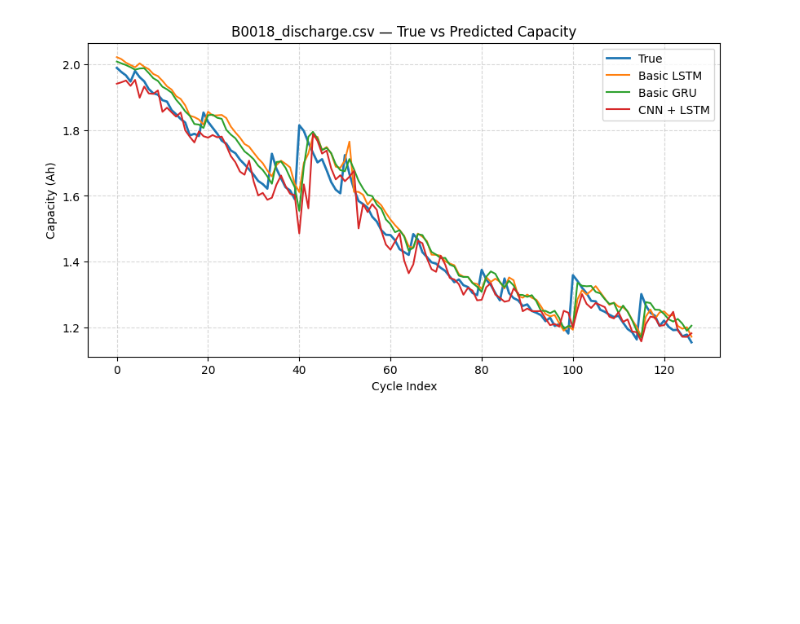
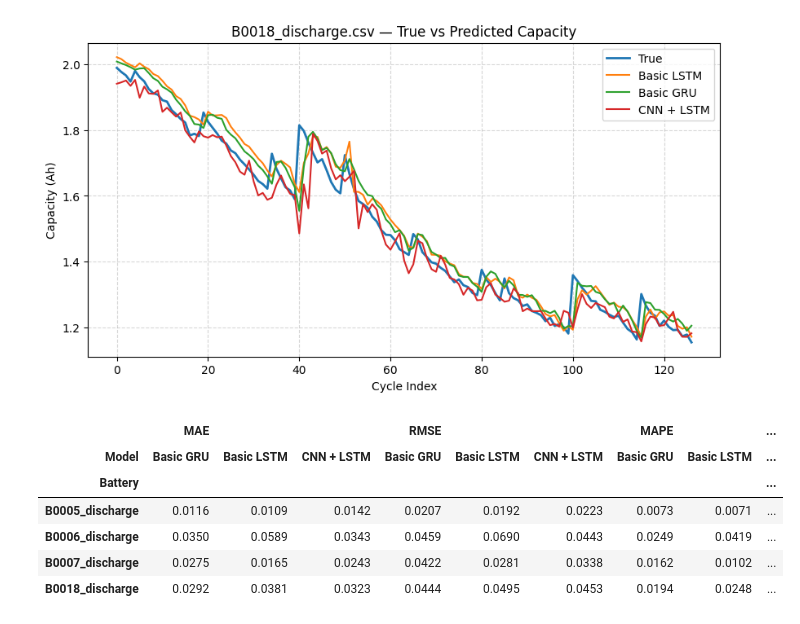
Before and after one commit to Dharun235/Battery-health-prediction, a Jupyter notebook: models.ipynb, the cells around one changed output. Cells and saved outputs as stored; diff of their text form; code cells hidden in the pictures; blank space fills up the shorter version.

Commit message:
added cell in models.ipynb for display of performance metrics across all batteries

```diff
--- a/models.ipynb
+++ b/models.ipynb
@@ -414,3 +414,66 @@ plot_per_battery(all_x_files, all_y_files, loaded_models, scaler)
 [figure]
 [figure]
 [figure]
+# %%
+def evaluate_per_battery(x_files, y_files, models, scaler, seq_len=5, hop=1, sample=10, device='cpu'):
+    """
+    Evaluates RMSE, MAE, MAPE per battery and per model, returns a pandas DataFrame.
+
+    Args:
+        x_files (list): list of charge CSV files
+        y_files (list): list of discharge CSV files
+        models (dict): dict of model_name -> trained model
+        scaler (sklearn scaler): target scaler
+        device (str): 'cpu' or 'cuda'
+
+    Returns:
+        pd.DataFrame: Multi-index DataFrame with battery vs model metrics
+    """
+    results = []
+
+    for x_file, y_file in zip(x_files, y_files):
+        battery_name = os.path.basename(y_file).replace(".csv", "")
+
+        # Extract battery data
+        x_data, y_data, _ = extract_VC_capacity([x_file], [y_file], seq_len=seq_len, hop=hop, sample=sample)
+        y_true_inv = scaler.inverse_transform(y_data)
+
+        for model_name, model in models.items():
+            model.eval()
+            with torch.no_grad():
+                x_t = torch.tensor(x_data, dtype=torch.float32).to(device)
+                preds = model(x_t).cpu().numpy()
+            preds_inv = scaler.inverse_transform(preds)
+
+            # Calculate metrics
+            mae = mean_absolute_error(y_true_inv, preds_inv)
+            mse = mean_squared_error(y_true_inv, preds_inv)   # old sklearn: no 'squared' argument
+            rmse = np.sqrt(mse)                               # compute RMSE manually
+            mape = mean_absolute_percentage_error(y_true_inv, preds_inv)
+
+            results.append({
+                "Battery": battery_name,
+                "Model": model_name,
+                "MAE": mae,
+                "RMSE": rmse,
+                "MAPE": mape
+            })
+
+    df = pd.DataFrame(results)
+    df = df.pivot(index="Battery", columns="Model", values=["MAE", "RMSE", "MAPE"])
+    return df
+
+battery_metrics_table = evaluate_per_battery(
+    all_x_files, all_y_files, loaded_models, scaler, seq_len=5, hop=1, sample=10, device=device
+)
+
+pd.set_option('display.float_format', lambda x: f'{x:.4f}')
+display(battery_metrics_table)
+# %% [output]
+|  | MAE |  |  | RMSE |  |  | MAPE |  | ... |
+| Model | Basic GRU | Basic LSTM | CNN + LSTM | Basic GRU | Basic LSTM | CNN + LSTM | Basic GRU | Basic LSTM | ... |
+| Battery |  |  |  |  |  |  |  |  | ... |
+| B0005_discharge | 0.0116 | 0.0109 | 0.0142 | 0.0207 | 0.0192 | 0.0223 | 0.0073 | 0.0071 | ... |
+| B0006_discharge | 0.0350 | 0.0589 | 0.0343 | 0.0459 | 0.0690 | 0.0443 | 0.0249 | 0.0419 | ... |
+| B0007_discharge | 0.0275 | 0.0165 | 0.0243 | 0.0422 | 0.0281 | 0.0338 | 0.0162 | 0.0102 | ... |
+| B0018_discharge | 0.0292 | 0.0381 | 0.0323 | 0.0444 | 0.0495 | 0.0453 | 0.0194 | 0.0248 | ... |
```
